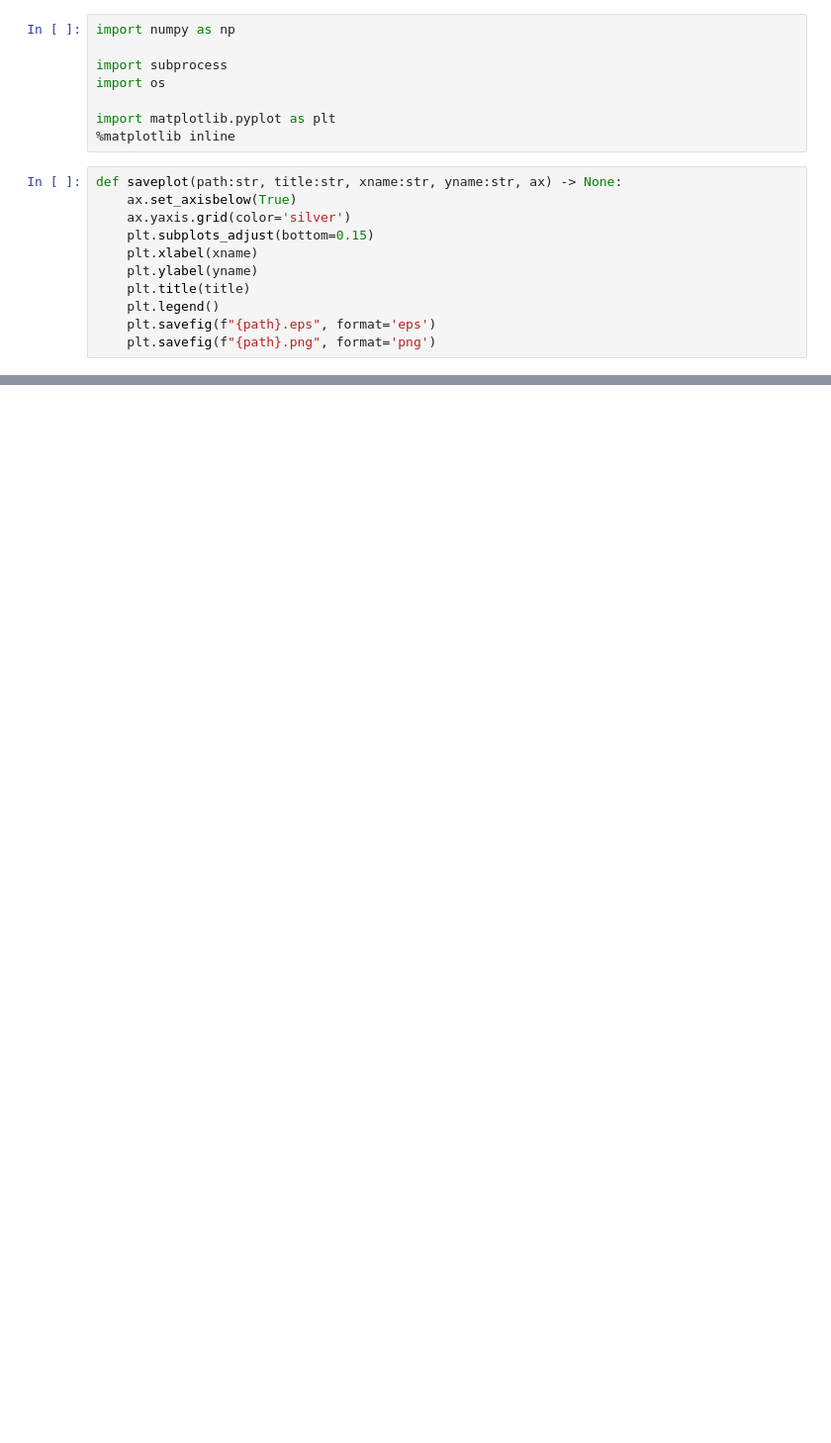
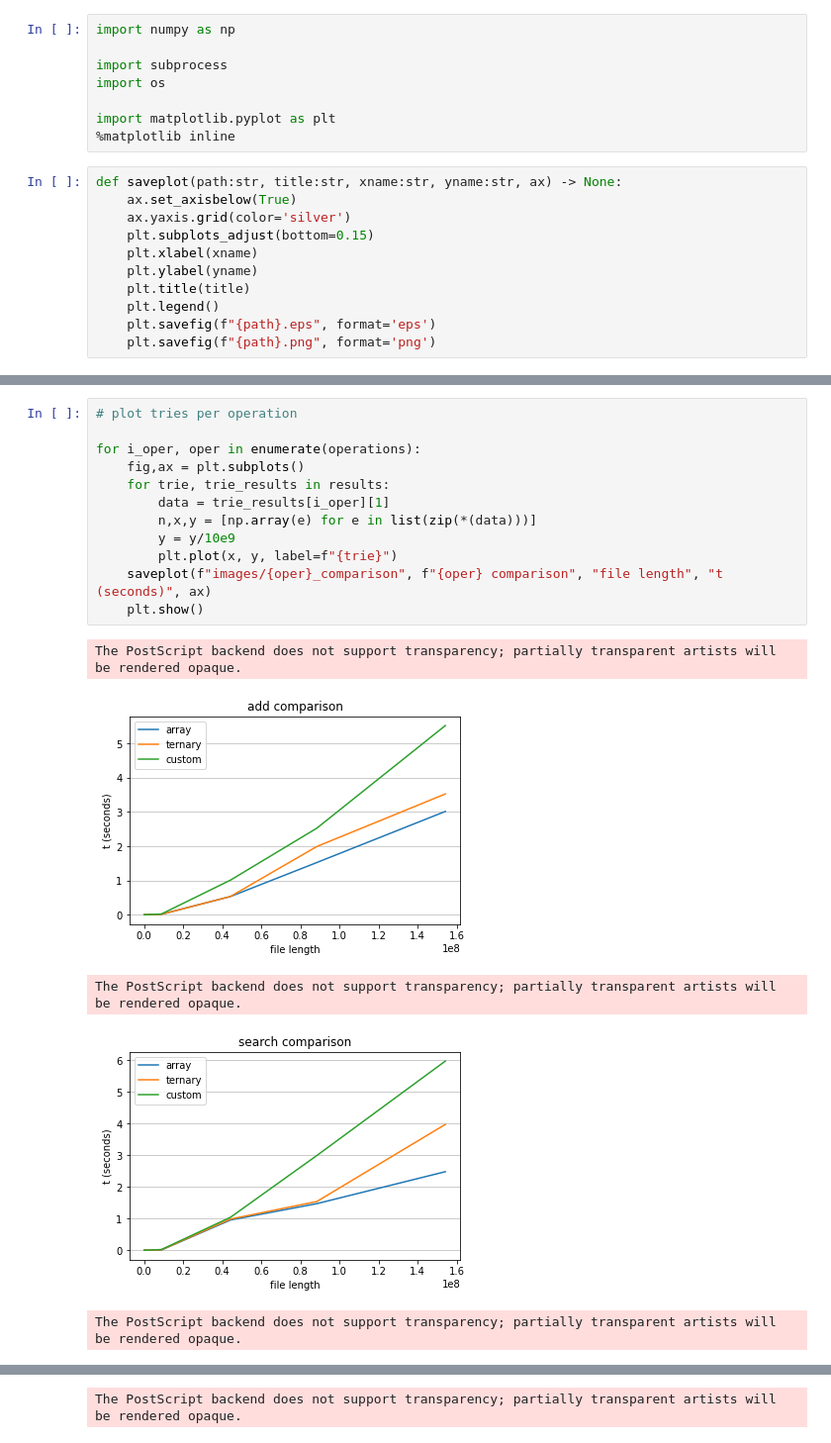
Before and after one commit to eliasnijs/trie-exploration, a Jupyter notebook: extra/analysis.ipynb, the cells around one changed output, grey strips where cells are left out. Shown: that part at 99% size. Drawn from its saved outputs; the diff is of its cells as text; blank space fills up the shorter version.

```diff
--- a/extra/analysis.ipynb
+++ b/extra/analysis.ipynb
@@ -62,0 +88,18 @@ The PostScript backend does not support transparency; partially transparent arti
+# %%
+# plot tries per operation
+
+for i_oper, oper in enumerate(operations):
+    fig,ax = plt.subplots()
+    for trie, trie_results in results:
+        data = trie_results[i_oper][1]
+        n,x,y = [np.array(e) for e in list(zip(*(data)))]
+        y = y/10e9
+        plt.plot(x, y, label=f"{trie}")
+    saveplot(f"images/{oper}_comparison", f"{oper} comparison", "file length", "t (seconds)", ax)
+    plt.show()
+# %% [output]
+The PostScript backend does not support transparency; partially transparent artists will be rendered opaque.
+[figure, added]
+The PostScript backend does not support transparency; partially transparent artists will be rendered opaque.
+[figure, added]
+The PostScript backend does not support transparency; partially transparent artists will be rendered opaque.
@@ -62,0 +107 @@ The PostScript backend does not support transparency; partially transparent arti
+The PostScript backend does not support transparency; partially transparent artists will be rendered opaque.
```
Also changed, not shown: parts of 11 cells of this notebook, 22 other files.
